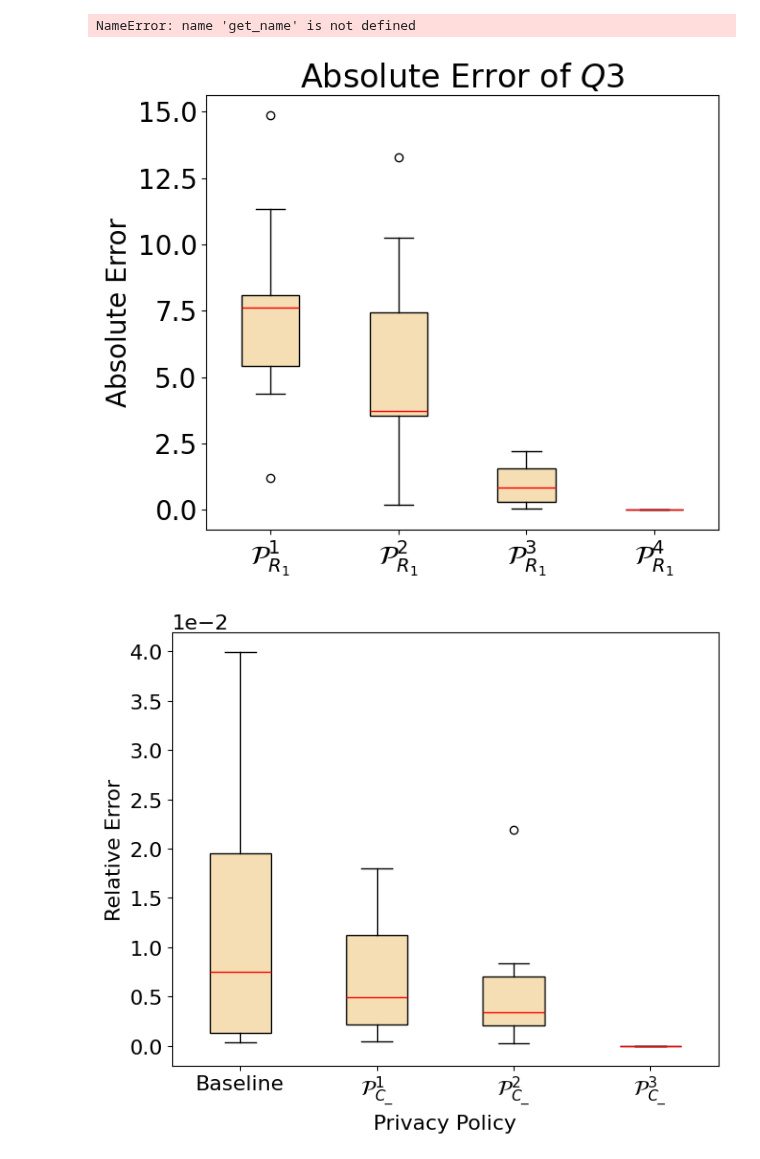
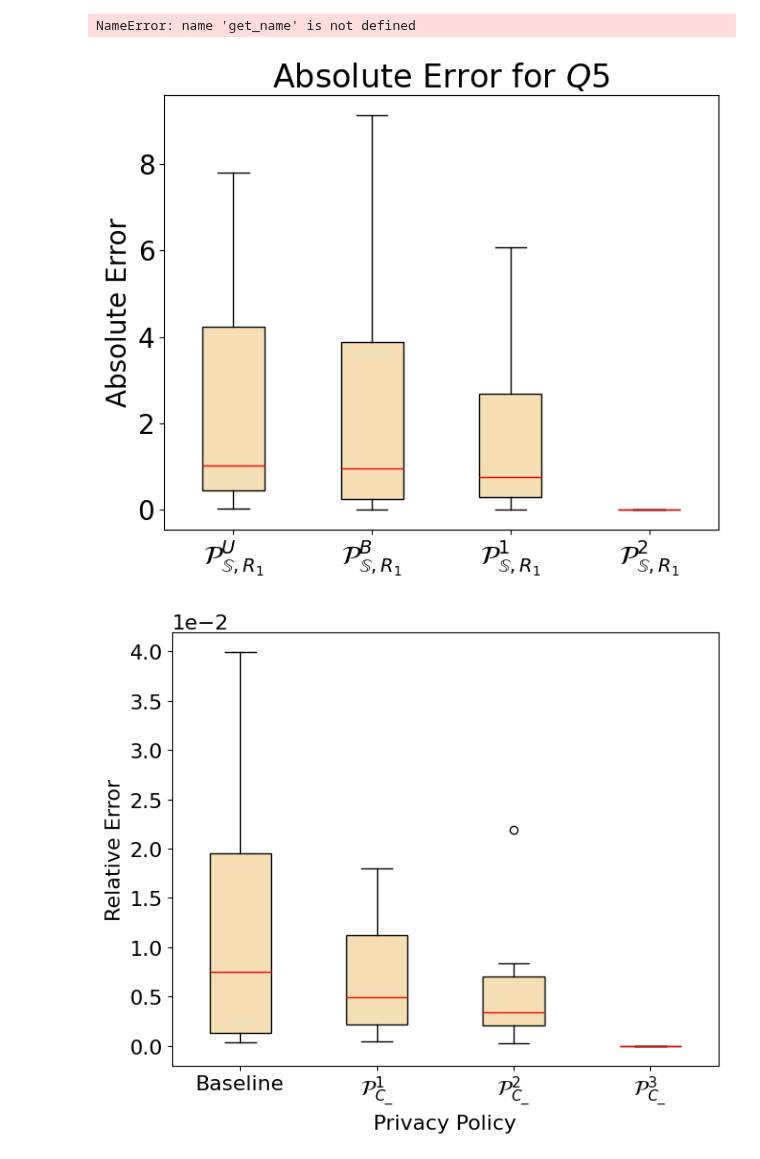
Before and after one commit to casciand/dp4sql, a Jupyter notebook: results/plots.ipynb, the cells around one changed output. Cells and saved outputs as stored; diff of their text form; code cells hidden in the pictures.

```diff
--- a/results/plots.ipynb
+++ b/results/plots.ipynb
@@ -158,0 +159,25 @@ plt.show()
+# %%
+plt.rcParams.update({'font.size':11}) # Sets the default font size to 14
+
+policies = [r'$\mathcal{P}^1_{R_1}$', r'$\mathcal{P}^2_{R_1}$', r'$\mathcal{P}^3_{R_1}$', r'$\mathcal{P}^4_{R_1}$']
+queries = ['$Q1$', '$Q2$', '$Q3^{SUM}$', '$Q3^{CNT}$']
+cmap = cm.get_cmap('Pastel2', len(queries))
+
+n_groups = 4
+n_subgroups = 4
+
+# Example data: 4 subgroups for each of the 4 main groups
+data = [0.1015, 0.1815]
+
+# X locations for groups
+x = np.arange(n_groups)
+
+# Bar width
+bar_width = 0.2
+
+plt.bar(['No RAG', 'RAG'], data, color='wheat')
+plt.title('TriviaQA (2000 examples)')
+plt.ylabel('Avg EM (Relaxed)')
+plt.legend(['google/gemma-3-270m-it'], loc='upper left')
+
+plt.show()
@@ -203,45 +230,46 @@ plt.show()
 # %% [output]
 NameError: name 'get_name' is not defined
 # %%
-policies = [r'$\mathcal{P}^1_{R_1}$', r'$\mathcal{P}^2_{R_1}$', r'$\mathcal{P}^3_{R_1}$', r'$\mathcal{P}^4_{R_1}$']
+policies = [r'$\mathcal{P}^U_{\mathbb{S},R_1}$', r'$\mathcal{P}^B_{\mathbb{S},R_1}$', r'$\mathcal{P}^1_{\mathbb{S},R_1}$', r'$\mathcal{P}^2_{\mathbb{S},R_1}$']
 data = []
 
-with open('university/q3_noise.csv', newline='') as f:
+with open('university/q5_noise.csv', newline='') as f:
     reader = csv.reader(f)
     for row in reader:
         if not row:
             continue
         values = np.array(row[1:], dtype=float)
         data.append(values)
 
-with open('university/q4_noise.csv', newline='') as f:
+with open('university/q6_noise.csv', newline='') as f:
     reader = csv.reader(f)
     for row in reader:
         if not row:
             continue
         values = np.array(row[1:], dtype=float)
         for i in range(len(data)):
-            data[i] /= (values[i] if values[i] != 0 else 1)
+            for j in range(len(data[i])):
+                data[i][j] /= (values[j] if values[j] != 0 else 1)
 
 data = np.array(data)
 
 plt.figure(figsize=(7, 6))
 plt.boxplot(
     data.T,
     tick_labels=policies,
     patch_artist=True,
     boxprops=dict(facecolor="wheat", color="black"),
     medianprops=dict(color="red"),
-    showfliers=True,
+    showfliers=False,
 )
 
-plt.title('Absolute Error of $Q3$')
+plt.title('Absolute Error for $Q5$')
 plt.ylabel("Absolute Error")
 plt.tight_layout()
 
 plt.show()
 # %% [output]
-[figure, old version]
+[figure, new version]
 # %%
 plt.rcParams.update({'font.size': 16}) # Sets the default font size to 14
 
```
Also changed, not shown: parts of 2 cells of this notebook, 23 other files.
